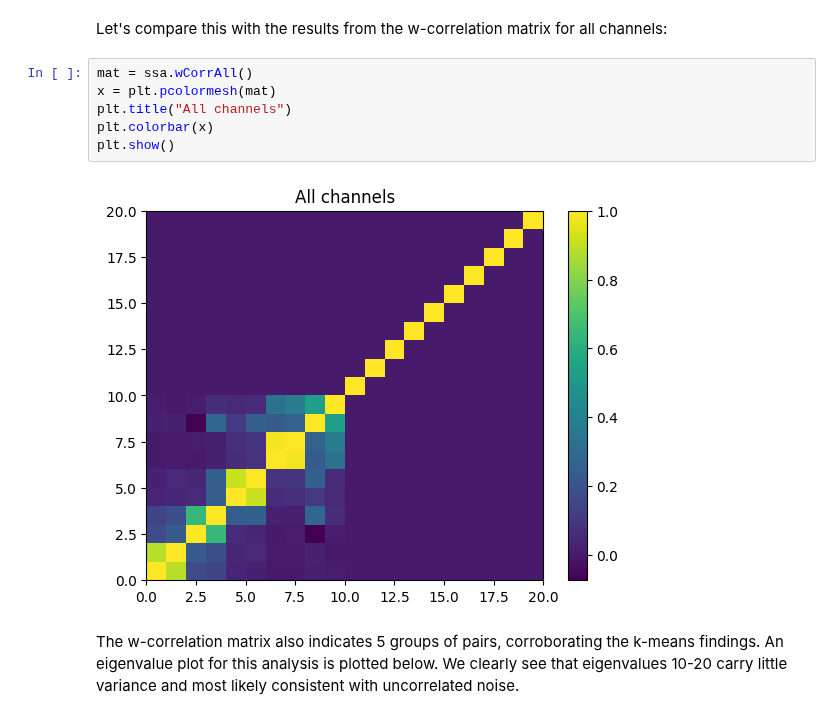
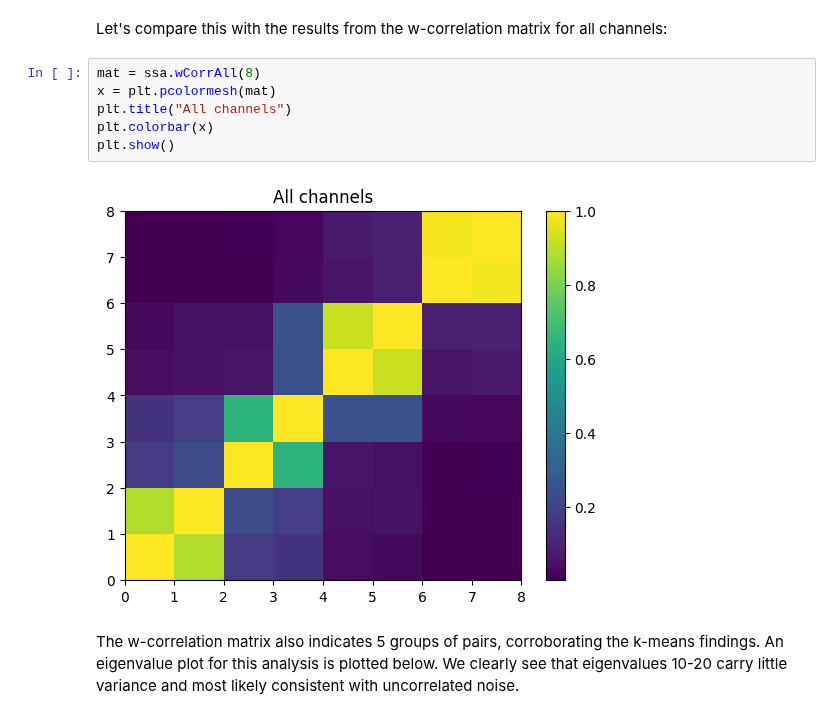
Before and after one commit to EXP-code/pyEXP-examples, a Jupyter notebook: Tutorials/mSSA/pyEXP coefficients.ipynb, the cells around one changed output. Saved outputs shown, nothing was run; the diff lists cells and outputs as text.

```diff
--- a/Tutorials/mSSA/pyEXP coefficients.ipynb
+++ b/Tutorials/mSSA/pyEXP coefficients.ipynb
@@ -237,13 +239,13 @@ PC   | id   | distance
 # %% [markdown]
 Let's compare this with the results from the w-correlation matrix for all channels:
 # %%
-mat = ssa.wCorrAll()
+mat = ssa.wCorrAll(8)
 x = plt.pcolormesh(mat)
 plt.title("All channels")
 plt.colorbar(x)
 plt.show()
 # %% [output]
-[figure, old version]
+[figure, new version]
 # %% [markdown]
 The w-correlation matrix also indicates 5 groups of pairs, corroborating the k-means findings.  An eigenvalue plot for this analysis is plotted below.  We clearly see that eigenvalues 10-20 carry little variance and most likely consistent with uncorrelated noise.
 # %%
```
Also changed, not shown: parts of 2 cells of this notebook, 1 other file.
